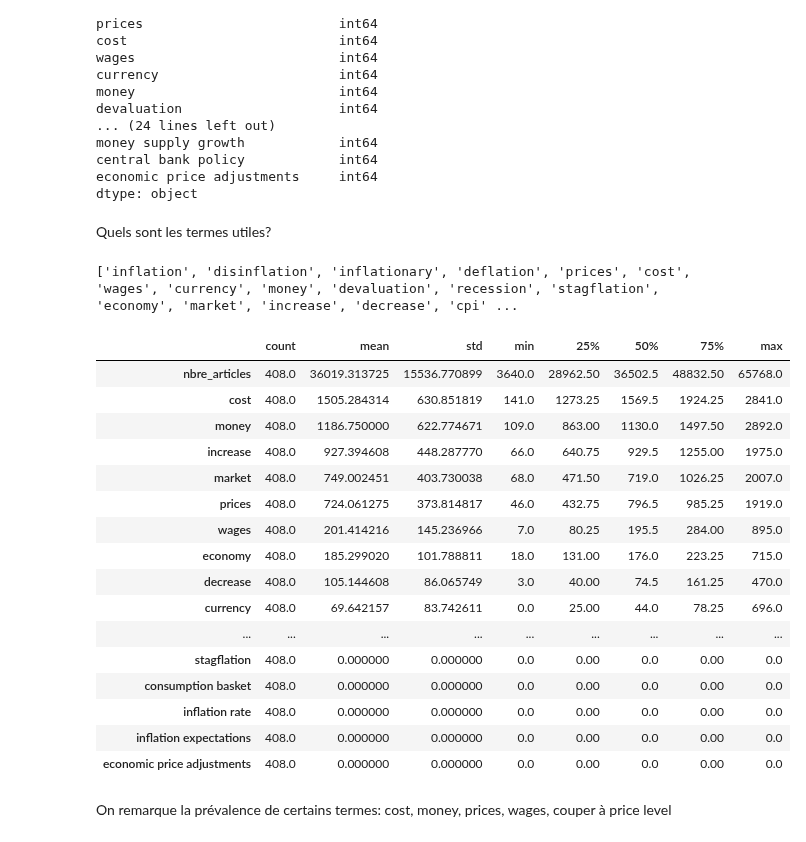
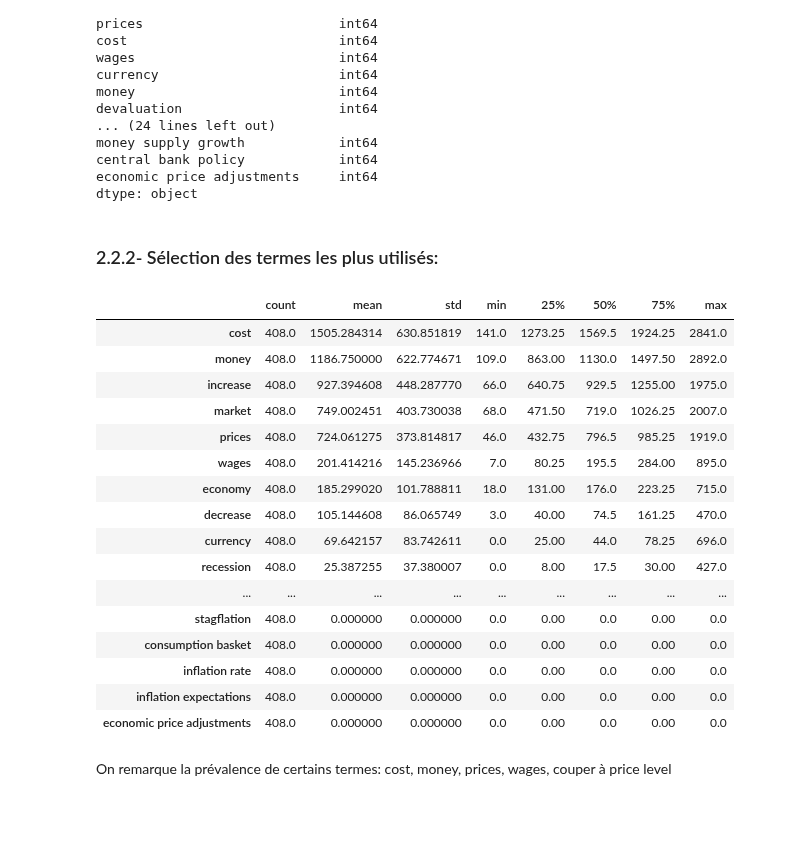
Before and after one commit to Rapamel/ProjetPythonDatascience, a Jupyter notebook: Main_Inflation.ipynb, the cells around one changed output. Drawn from its saved outputs; the diff is of its cells as text; code cells hidden in the pictures; blank space fills up the shorter version.

```diff
--- a/Main_Inflation.ipynb
+++ b/Main_Inflation.ipynb
@@ -389,3 +426,7 @@ Prise en main d'une table (une décennie)
+# %%
+# Affichage de toutes les colonnes
+pd.set_option('display.max_columns', None)
+pd.set_option('display.max_rows', None)
 # %%
 freq_tot.head()
 # %% [output]
@@ -415,24 +456,25 @@ money supply growth            int64
 central bank policy            int64
 economic price adjustments     int64
 dtype: object
-# %% [markdown]
-Quels sont les termes utiles?
-# %%
-#Création d'une liste des colonnes contenant la fréquence des expressions relatives à l'Main_Inflation.ipynb
-autres=["key","nbre_articles"]
-inf_words=[col for col in freq_tot.columns if col not in autres]
-print(inf_words)
-# %% [output]
-['inflation', 'disinflation', 'inflationary', 'deflation', 'prices', 'cost', 'wages', 'currency', 'money', 'devaluation', 'recession', 'stagflation', 'economy', 'market', 'increase', 'decrease', 'cpi' ...
+# %%
+# Formatage des dates
+
+freq_tot = freq_tot.rename(columns={'key': 'date'})
+freq_tot['date'] = pd.to_datetime(freq_tot['date'])
+freq_tot['year'] = freq_tot['date'].dt.year
+freq_tot['month'] = freq_tot['date'].dt.month
+# %% [markdown]
+### 2.2.2- Sélection des termes les plus utilisés:
+# %%
+# Listes utiles
+autres = ['date','year', 'month', 'nbre_articles']
 # %%
-pd.set_option('display.max_columns', None)
-desc=freq_tot.describe()
+desc=freq_tot.drop(columns=autres).describe()
 desc_transposed = desc.transpose()
 desc_sorted = desc_transposed.sort_values(by="mean", ascending=False)
 desc_sorted
 # %% [output]
 |  | count | mean | std | min | 25% | 50% | 75% | max |
-| nbre_articles | 408.0 | 36019.313725 | 15536.770899 | 3640.0 | 28962.50 | 36502.5 | 48832.50 | 65768.0 |
 | cost | 408.0 | 1505.284314 | 630.851819 | 141.0 | 1273.25 | 1569.5 | 1924.25 | 2841.0 |
 | money | 408.0 | 1186.750000 | 622.774671 | 109.0 | 863.00 | 1130.0 | 1497.50 | 2892.0 |
 | increase | 408.0 | 927.394608 | 448.287770 | 66.0 | 640.75 | 929.5 | 1255.00 | 1975.0 |
@@ -442,6 +484,7 @@ desc_sorted
 | economy | 408.0 | 185.299020 | 101.788811 | 18.0 | 131.00 | 176.0 | 223.25 | 715.0 |
 | decrease | 408.0 | 105.144608 | 86.065749 | 3.0 | 40.00 | 74.5 | 161.25 | 470.0 |
 | currency | 408.0 | 69.642157 | 83.742611 | 0.0 | 25.00 | 44.0 | 78.25 | 696.0 |
+| recession | 408.0 | 25.387255 | 37.380007 | 0.0 | 8.00 | 17.5 | 30.00 | 427.0 |
 | ... | ... | ... | ... | ... | ... | ... | ... | ... |
 | stagflation | 408.0 | 0.000000 | 0.000000 | 0.0 | 0.00 | 0.0 | 0.00 | 0.0 |
 | consumption basket | 408.0 | 0.000000 | 0.000000 | 0.0 | 0.00 | 0.0 | 0.00 | 0.0 |
```
Also changed, not shown: parts of 83 cells of this notebook.
